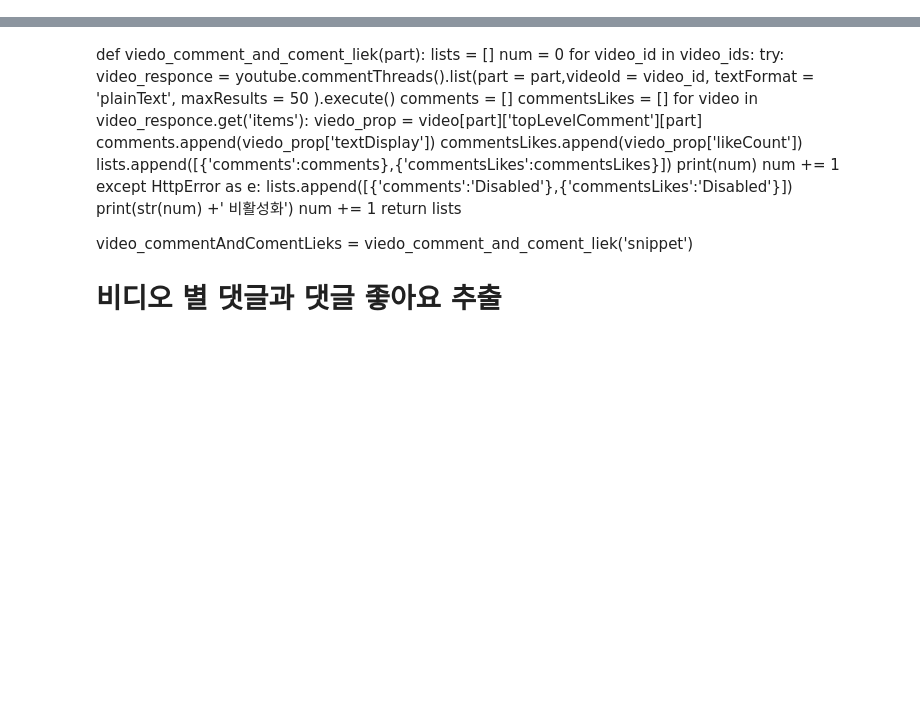
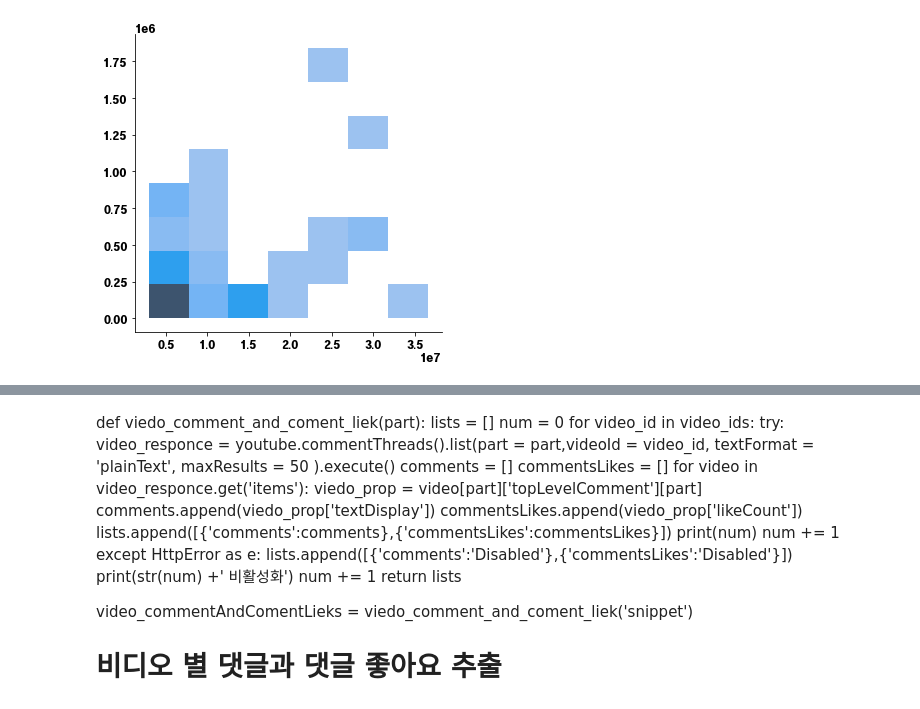
Before and after one commit to C-H2Baek/C-H2Baek, a Jupyter notebook: My Project/Python/Big Data/Youtube Project/YouTube API.ipynb, the cells around one changed output, grey strips where cells are left out. Cells and saved outputs as stored; diff of their text form; code cells hidden in the pictures; blank space fills up the shorter version.

```diff
--- a/My Project/Python/Big Data/Youtube Project/YouTube API.ipynb
+++ b/My Project/Python/Big Data/Youtube Project/YouTube API.ipynb
@@ -211,0 +268,6 @@ Name: 동영상 길이, dtype: int64
+# %%
+sns.displot(x=video_viewCounts, y=video_likes,
+            data=df)
+plt.show()
+# %% [output]
+[figure, added]
```
Also changed, not shown: parts of 25 cells of this notebook, 9 other files.
